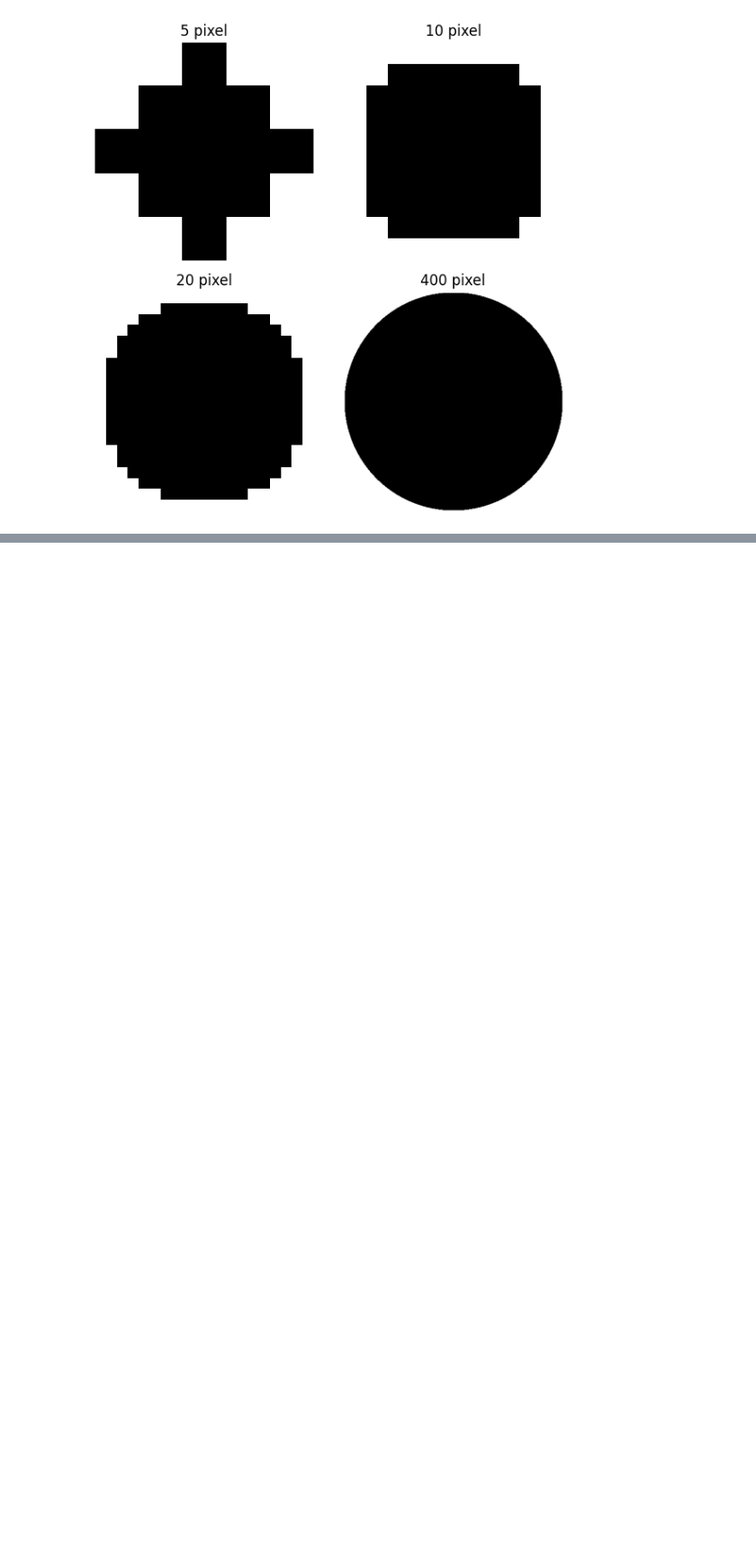
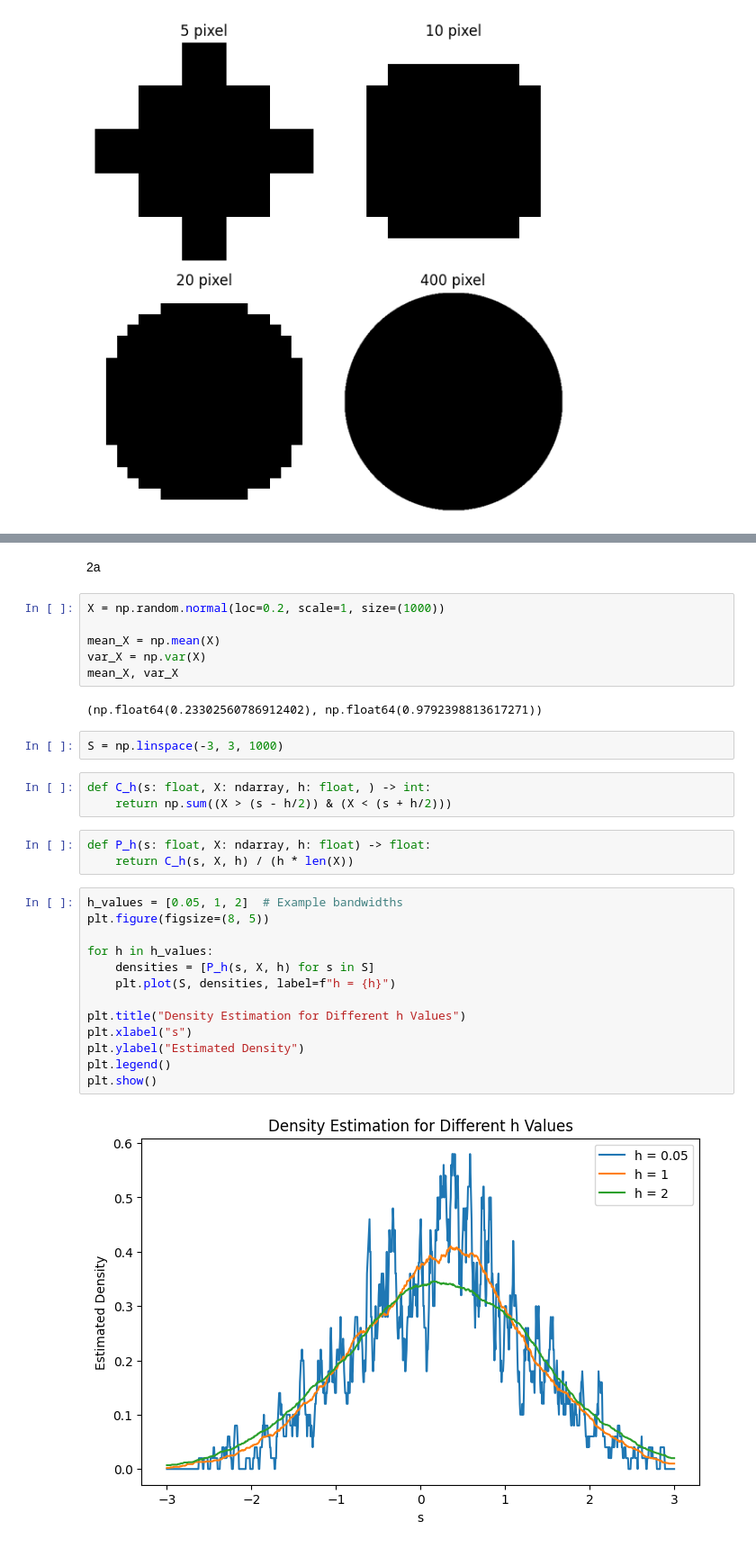
Before and after one commit to nicobrauchtgit/mlsec, a Jupyter notebook: 02 Ex/ex02.ipynb, the cells around one changed output, grey strips where cells are left out. Shown at 90% size. Cells and saved outputs as stored; diff of their text form; blank space fills up the shorter version.

```diff
--- a/02 Ex/ex02.ipynb
+++ b/02 Ex/ex02.ipynb
@@ -90,0 +95,33 @@ plt.show()
+# %% [markdown]
+2a
+# %%
+X = np.random.normal(loc=0.2, scale=1, size=(1000))
+
+mean_X = np.mean(X)
+var_X = np.var(X)
+mean_X, var_X
+# %% [output]
+(np.float64(0.23302560786912402), np.float64(0.9792398813617271))
+# %%
+S = np.linspace(-3, 3, 1000)
+# %%
+def C_h(s: float, X: ndarray, h: float, ) -> int:
+    return np.sum((X > (s - h/2)) & (X < (s + h/2)))
+# %%
+def P_h(s: float, X: ndarray, h: float) -> float:
+    return C_h(s, X, h) / (h * len(X))
+# %%
+h_values = [0.05, 1, 2]  # Example bandwidths
+plt.figure(figsize=(8, 5))
+
+for h in h_values:
+    densities = [P_h(s, X, h) for s in S]
+    plt.plot(S, densities, label=f"h = {h}")
+
+plt.title("Density Estimation for Different h Values")
+plt.xlabel("s")
+plt.ylabel("Estimated Density")
+plt.legend()
+plt.show()
+# %% [output]
+[figure, added]
```
Also changed, not shown: parts of 8 cells of this notebook.
